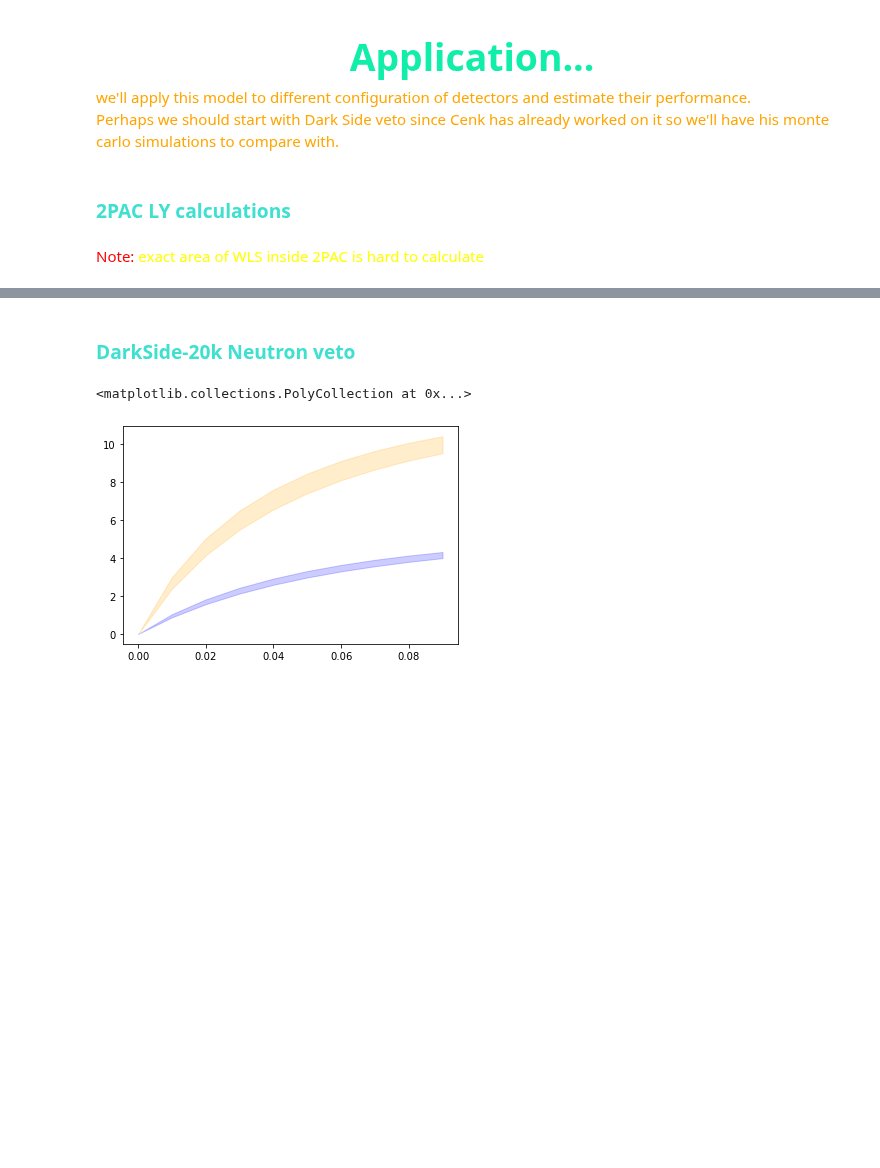
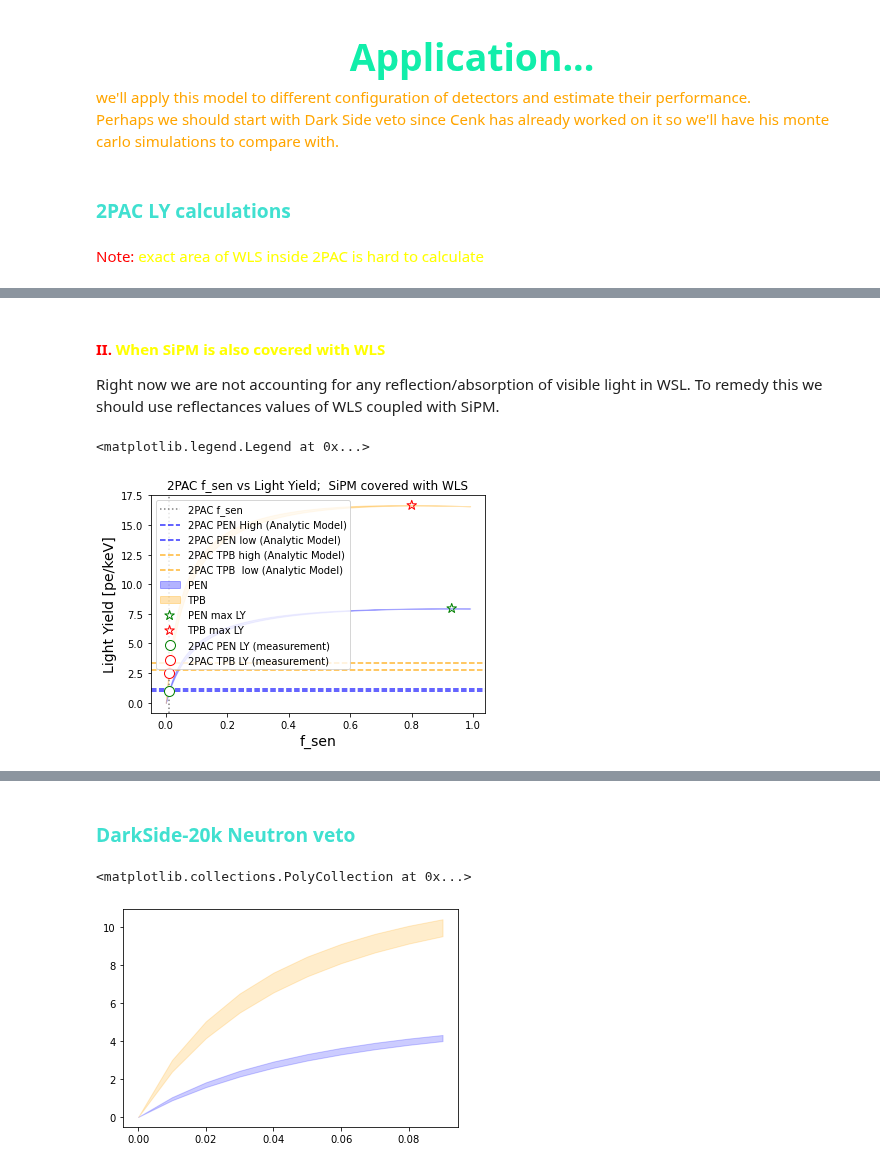
Before and after one commit to sarthchoudhary/AMELY, a Jupyter notebook: AMLY_V2.ipynb, the cells around one changed output, grey strips where cells are left out. Drawn from its saved outputs; the diff is of its cells as text; code cells hidden in the pictures; blank space fills up the shorter version.

Commit message:
added formula to handle SiPM covered with WLS. Added comments on Reflectance values of WLS coupled with SiPM.

```diff
--- a/AMLY_V2.ipynb
+++ b/AMLY_V2.ipynb
@@ -547,3 +570,64 @@ plt.legend(loc = 'best')
+# %% [markdown]
+<h4 style = 'color: yellow'> <b style = 'color:  red; font-family:Times New Roman;' > II. </b>    When SiPM is also covered with WLS </h4>
+<p> Right now we are not accounting for any reflection/absorption of visible light in WSL. To remedy this we should use reflectances values of WLS coupled with SiPM. </p>
+# %%
+# F_sen value estimated for 2PAC
+# f_sen_2PAC =  0.01176
+
+# %matplotlib qt
+# %matplotlib inline
+
+plt.close('2PAC f_sen vs LY')
+plt.figure('2PAC f_sen vs LY')
+# plt.plot(f_sen_vector, integrate_LY(wavelength_vector, E_PEN_smooth, PDE_smooth, R_SiPM_smooth, R_Wall_PEN_smooth, f_sen_vector,wls_eff = 0.47, Q_vis = Q_vis_2PAC, Q_vuv=Q_vuv_2PAC), '-g')
+# plt.plot(f_sen_vector, integrate_LY(wavelength_vector, E_TPB_smooth, PDE_smooth, R_SiPM_smooth, R_Wall_TPB_smooth, f_sen_vector, Q_vis = Q_vis_2PAC, Q_vuv=Q_vuv_2PAC), '-r')
+# f_sen_vector = np.arange(0, 0.05, 0.01)
+f_sen_vector = np.arange(0, 1, 0.01)
+LY_PEN_upper = integrate_LY(wavelength_vector, E_PEN_smooth, PDE_smooth, R_SiPM_smooth, R_Wall_PEN_smooth, f_sen_vector, wls_eff= 0.47, Q_vis=Q_vis_2PAC, Q_vuv= Q_vuv_2PAC, SiPM_covered =True)
+LY_PEN_lower = integrate_LY(wavelength_vector, E_PEN_smooth, PDE_smooth, R_SiPM_smooth, R_Wall_PEN_smooth*0.988, f_sen_vector, wls_eff= 0.47, Q_vis=Q_vis_2PAC, Q_vuv= Q_vuv_2PAC, SiPM_covered =True)
+plt.fill_between( f_sen_vector, LY_PEN_lower,  LY_PEN_upper, color='blue', alpha=0.3, label='PEN' )
+
+LY_TPB_upper = integrate_LY(wavelength_vector, E_TPB_smooth, PDE_smooth, R_SiPM_smooth, R_Wall_TPB_smooth, f_sen_vector, wls_eff=1, Q_vis=Q_vis_2PAC, Q_vuv=Q_vuv_2PAC, SiPM_covered =True)
+LY_TPB_lower = integrate_LY(wavelength_vector, E_TPB_smooth, PDE_smooth, R_SiPM_smooth, R_Wall_TPB_smooth*0.988, f_sen_vector, wls_eff=1, Q_vis=Q_vis_2PAC, Q_vuv=Q_vuv_2PAC, SiPM_covered =True)
+plt.fill_between( f_sen_vector, LY_TPB_lower,  LY_TPB_upper, color='orange', alpha=0.3, label='TPB' )
+
+### measurement values
+plt.errorbar([0.01176], [2.50*0.40], yerr = [0.05*0.40], fmt ='o', markersize = 10, color ='green', mfc = 'white', label = '2PAC PEN LY (measurement) ')
+plt.errorbar([0.01176], [2.50], yerr = [0.05], fmt = 'o', markersize =10, color ='red', mfc = 'white', label = '2PAC TPB LY (measurement) ')
+
+### horizontal lines correspond to the LY expected from 2PAC according to the Analytic Model
+### ??? change f_sens from 0.01176 to 0.01
+
+LY_PEN_2PAC_ref_high = integrate_LY(wavelength_vector, E_PEN_smooth, PDE_smooth, R_SiPM_smooth, R_Wall_PEN_smooth, f_sen_2PAC, wls_eff= 0.47, Q_vis=Q_vis_2PAC, Q_vuv= Q_vuv_2PAC, SiPM_covered =True)
+LY_PEN_2PAC_ref_low = integrate_LY(wavelength_vector, E_PEN_smooth, PDE_smooth, R_SiPM_smooth, R_Wall_PEN_smooth*0.988, f_sen_2PAC, wls_eff= 0.47, Q_vis=Q_vis_2PAC, Q_vuv= Q_vuv_2PAC, SiPM_covered =True)
+
+LY_TPB_2PAC_ref_high = integrate_LY(wavelength_vector, E_TPB_smooth, PDE_smooth, R_SiPM_smooth, R_Wall_TPB_smooth, f_sen_2PAC, wls_eff=1, Q_vis=Q_vis_2PAC, Q_vuv=Q_vuv_2PAC, SiPM_covered =True)
+LY_TPB_2PAC_ref_low = integrate_LY(wavelength_vector, E_TPB_smooth, PDE_smooth, R_SiPM_smooth, R_Wall_TPB_smooth*0.988, f_sen_2PAC, wls_eff=1, Q_vis=Q_vis_2PAC, Q_vuv=Q_vuv_2PAC, SiPM_covered =True)
+
+plt.axvline(f_sen_2PAC, 0, 1, linestyle = 'dotted', color = 'gray', label='2PAC f_sen')
+
+plt.axhline(LY_PEN_2PAC_ref_high, 0, 1, linestyle = '--', color = 'blue', alpha =0.8, label='2PAC PEN High (Analytic Model)')
+plt.axhline(LY_PEN_2PAC_ref_low, 0, 1, linestyle = '--', color = 'blue', alpha =0.8, label='2PAC PEN low (Analytic Model)')
+plt.axhline(LY_TPB_2PAC_ref_high, 0, 1, linestyle = '--', color = 'orange', alpha =0.8, label='2PAC TPB high (Analytic Model)')
+plt.axhline(LY_TPB_2PAC_ref_low, 0, 1, linestyle = '--', color = 'orange', alpha =0.8, label='2PAC TPB  low (Analytic Model)')
+
+### Maximum LY points
+LY_PEN_average = (LY_PEN_upper + LY_PEN_lower)/2
+LY_TPB_average = (LY_TPB_upper + LY_TPB_lower)/2
+
+plt.scatter( f_sen_vector[np.argmax(LY_PEN_average)], LY_PEN_average[np.argmax(LY_PEN_average)], marker = '*', s =100, facecolors = 'none', edgecolors = 'g', label = 'PEN max LY')
+plt.scatter( f_sen_vector[np.argmax(LY_TPB_average)], LY_TPB_average[np.argmax(LY_TPB_average)], marker = '*', s =100, facecolors = 'none', edgecolors ='r', label = 'TPB max LY')
+
+plt.ylabel('Light Yield [pe/keV]' , size =14, weight = 'bold')
+plt.xlabel('f_sen', size =14, weight = 'bold')
+plt.title('2PAC f_sen vs Light Yield;  SiPM covered with WLS')
+### [R_SiPM, R_wall,PDE dependent on wavelength. Absorption and Rayleigh Scattering accounted for]
+# plt.legend(loc = 'best')
+plt.legend(loc = 'upper left')
+# plt.savefig('f_sen vs LY')
+# %% [output]
+<matplotlib.legend.Legend at 0x...>
+[figure, added]
 # %%
 LY_TPB_average = (LY_TPB_upper + LY_TPB_lower)/2
 
```
Also changed, not shown: parts of 22 cells of this notebook.
